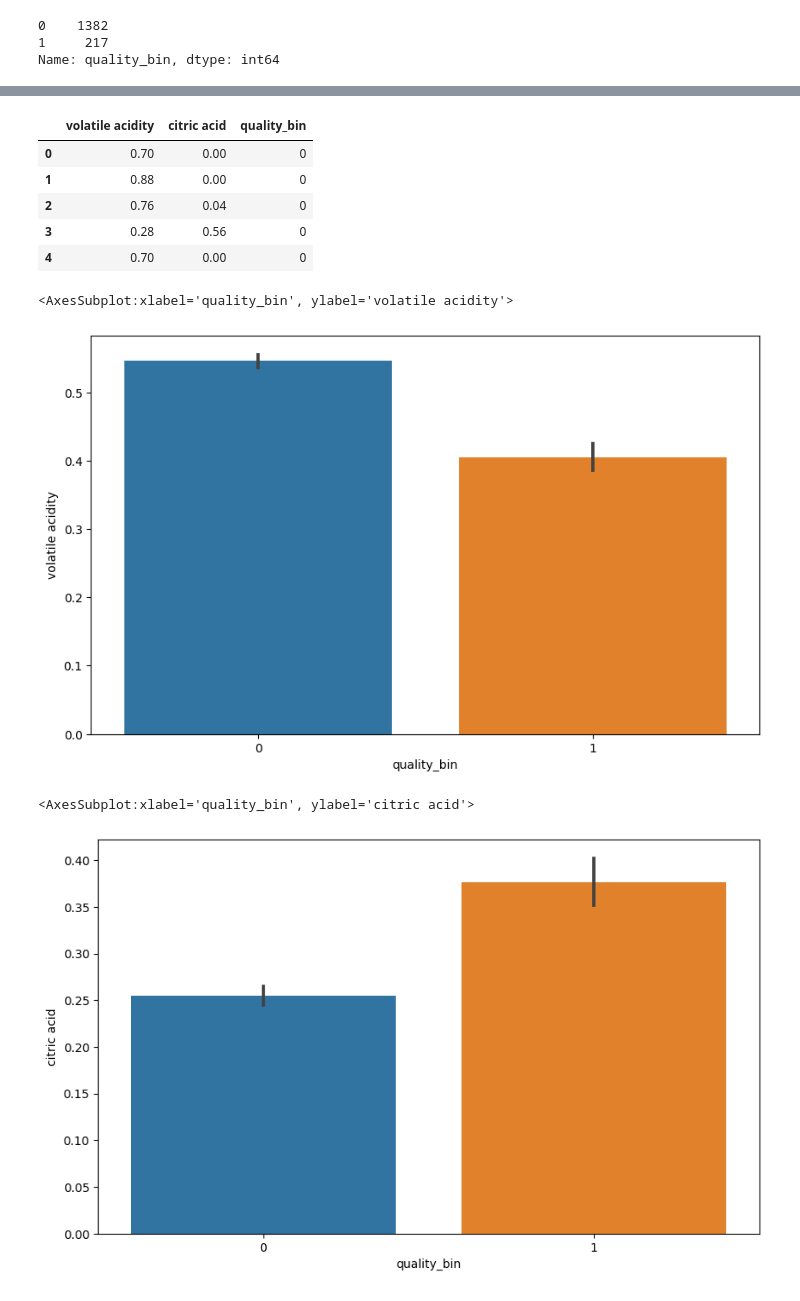
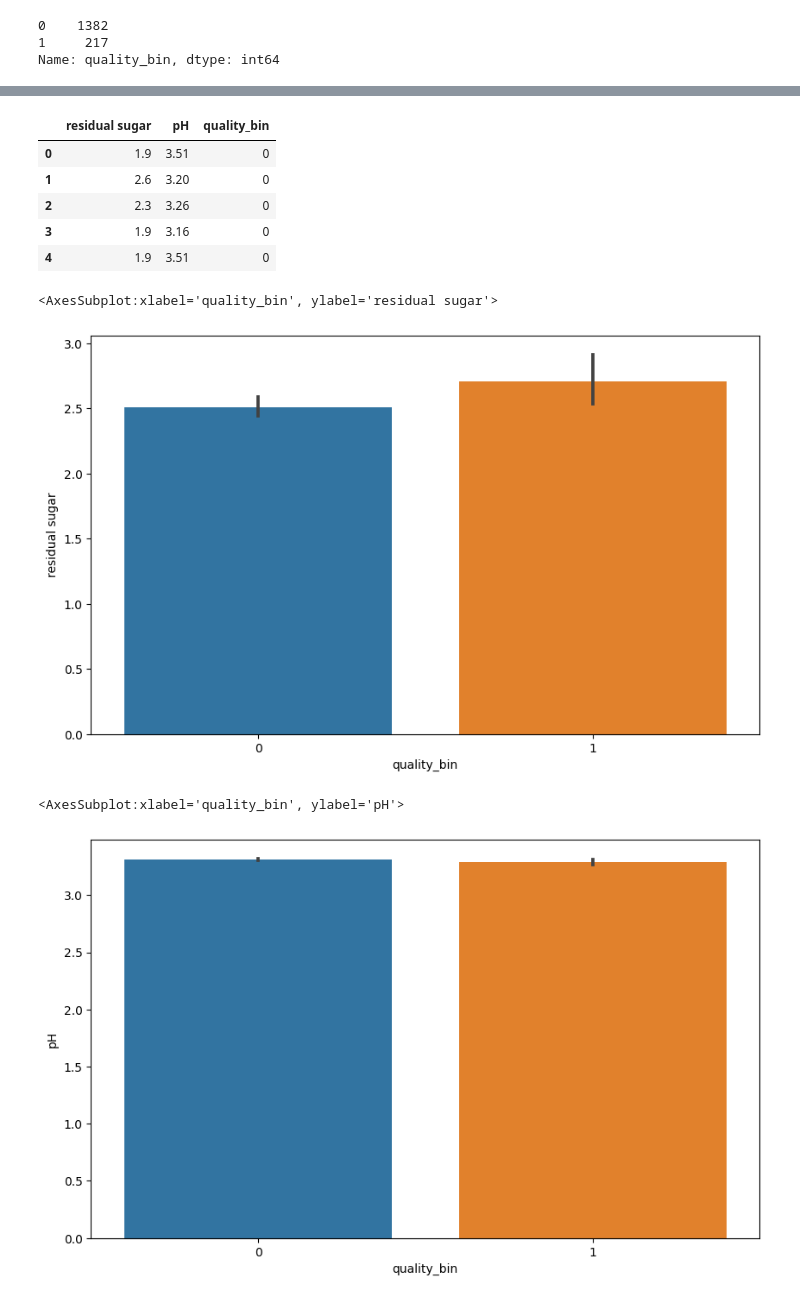
Before and after one commit to Ismail0817/python, a Jupyter notebook: lab3.ipynb, the cells around one changed output, grey strips where cells are left out. Drawn from its saved outputs; the diff is of its cells as text; code cells hidden in the pictures.

```diff
--- a/lab3.ipynb
+++ b/lab3.ipynb
@@ -79,32 +89,32 @@ dtypes: category(1), float64(11), int64(1)
 memory usage: 151.7 KB
 # %%
 # Deleting all columns except two
-columns_to_delete = ["fixed acidity", "residual sugar", "chlorides", "free sulfur dioxide", "total sulfur dioxide",
-                      "density", "pH", "sulphates", "alcohol", "quality"]
+columns_to_delete = ["fixed acidity", "density", "chlorides", "free sulfur dioxide", "total sulfur dioxide",
+                      "volatile acidity", "citric acid", "sulphates", "alcohol", "quality"]
 # axis=1 means that the operation is executed in the columns, axis=0 is in the rows
 df_processed = df.drop(columns_to_delete, axis=1)
 df_processed.head()
 # %% [output]
-|  | volatile acidity | citric acid | quality_bin |
-| 0 | 0.70 | 0.00 | 0 |
-| 1 | 0.88 | 0.00 | 0 |
-| 2 | 0.76 | 0.04 | 0 |
-| 3 | 0.28 | 0.56 | 0 |
-| 4 | 0.70 | 0.00 | 0 |
+|  | residual sugar | pH | quality_bin |
+| 0 | 1.9 | 3.51 | 0 |
+| 1 | 2.6 | 3.20 | 0 |
+| 2 | 2.3 | 3.26 | 0 |
+| 3 | 1.9 | 3.16 | 0 |
+| 4 | 1.9 | 3.51 | 0 |
 # %%
 #Here we see that its quite a downing trend in the volatile acidity as we go higher the quality
 fig = plt.figure(figsize = (10,6))
-sns.barplot(x = 'quality_bin', y = 'volatile acidity', data = df_processed)
+sns.barplot(x = 'quality_bin', y = 'residual sugar', data = df_processed)
 # %% [output]
-<AxesSubplot:xlabel='quality_bin', ylabel='volatile acidity'>
+<AxesSubplot:xlabel='quality_bin', ylabel='residual sugar'>
-[figure, old version]
+[figure, new version]
 # %%
 #Composition of citric acid go higher as we go higher in the quality of the wine
 fig = plt.figure(figsize = (10,6))
-sns.barplot(x = 'quality_bin', y = 'citric acid', data = df_processed)
+sns.barplot(x = 'quality_bin', y = 'pH', data = df_processed)
 # %% [output]
-<AxesSubplot:xlabel='quality_bin', ylabel='citric acid'>
+<AxesSubplot:xlabel='quality_bin', ylabel='pH'>
-[figure, old version]
+[figure, new version]
 # %%
 # Count missing values per feature
 df_processed.isnull().sum()
```
Also changed, not shown: parts of 23 cells of this notebook, 2 other files.
